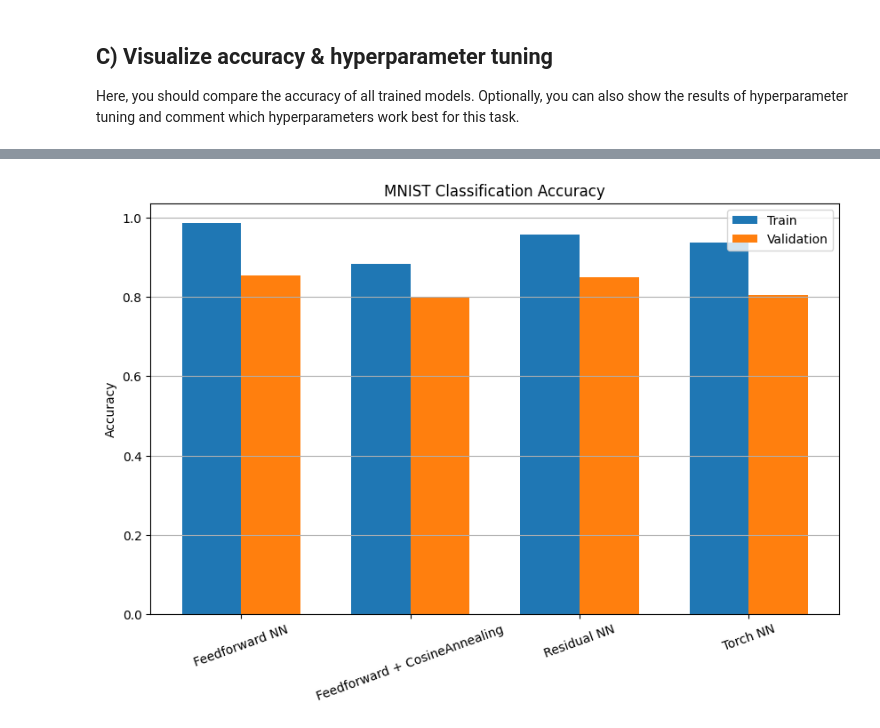
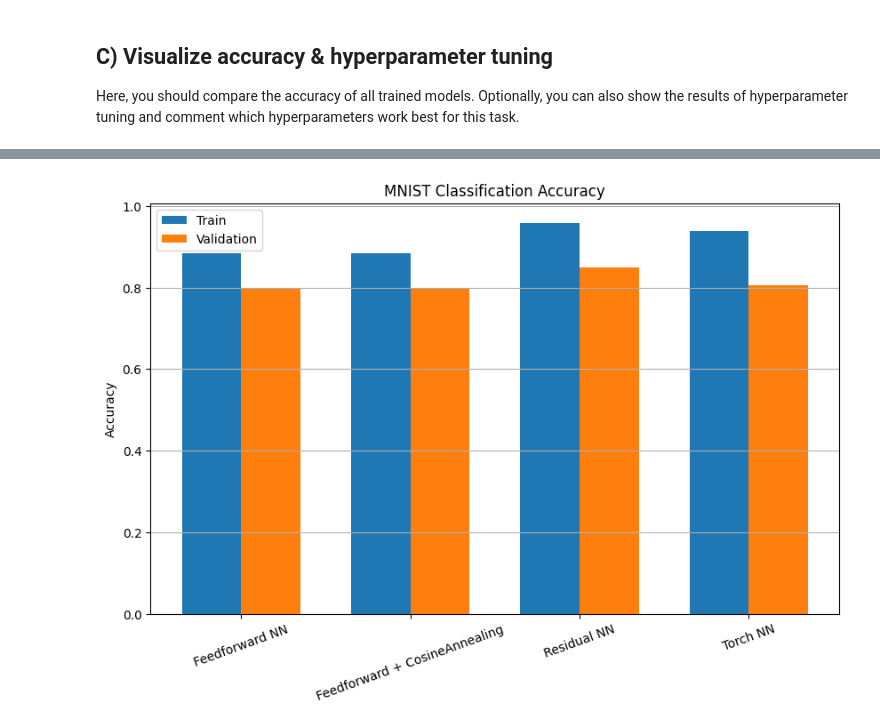
Before and after one commit to hertie-data-science-lab/assignment-1-ps_1_c, a Jupyter notebook: MNIST_classification.ipynb, the cells around one changed output, grey strips where cells are left out. Drawn from its saved outputs; the diff is of its cells as text; code cells hidden in the pictures.

```diff
--- a/MNIST_classification.ipynb
+++ b/MNIST_classification.ipynb
@@ -173,6 +173,23 @@ Epoch: 50, Training Time: 46.32s, Learning Rate: 0.2, Training Accuracy: 93.80%,
 Here, you should compare the accuracy of all trained models. Optionally, you can also show the results of hyperparameter tuning and comment which hyperparameters work best for this task.
 # %%
 ### BEGIN SOLUTION ###
+
+# Feedforward NN
+fnn = Network(sizes=[784, 128, 64, 10], learning_rate=0.1, epochs=50)
+fnn.fit(x_train, y_train, x_val, y_val)
+
+# Feedforward NN + Cosine Annealing
+fnn_cosine = Network(sizes=[784, 128, 64, 10], learning_rate=0.1, epochs=50)
+fnn_cosine.fit(x_train, y_train, x_val, y_val, cosine_annealing_lr=True)
+
+# Residual NN
+res_nn = ResNetwork(sizes=[784, 128, 128, 10], learning_rate=0.1, epochs=50)
+res_nn.fit(x_train, y_train, x_val, y_val)
+
+# PyTorch NN
+torch_nn = TorchNetwork(sizes=[784, 128, 64, 10], learning_rate=0.2, epochs=50, random_state=GLOBAL_RANDOM_STATE)
+torch_nn.fit(train_loader, val_loader)
+
 
 #Compute accuracies for all the models
 fnn_train_acc = float(fnn.compute_accuracy(x_train, y_train))
@@ -196,8 +213,6 @@ results = {
 }
 
 #Plot
-
-
 models = list(results.keys())
 train_accs = [results[m][0] for m in models]
 val_accs = [results[m][1] for m in models]
@@ -222 +254 @@ plt.show()
-[figure, old version]
+[figure, new version]
```
Also changed, not shown: parts of 5 cells of this notebook.
